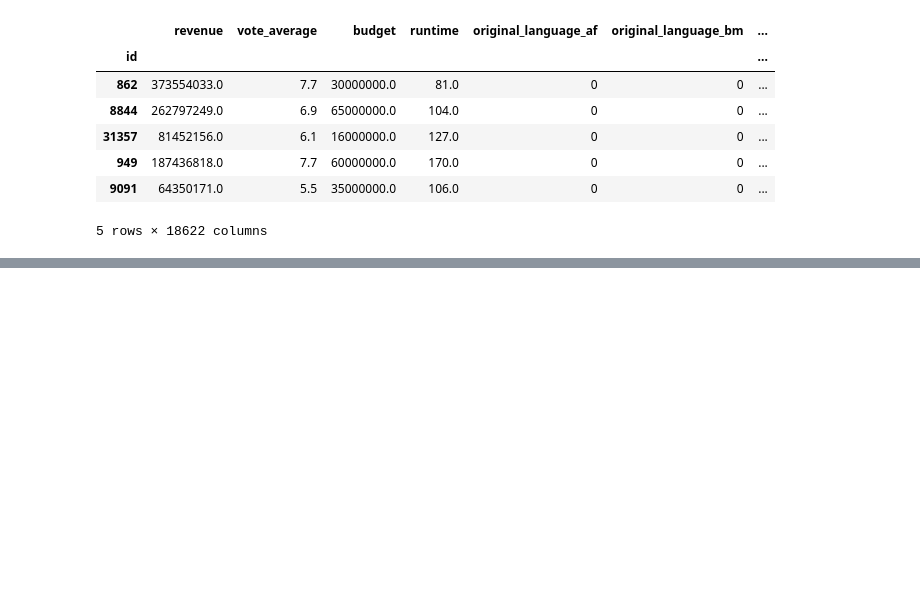
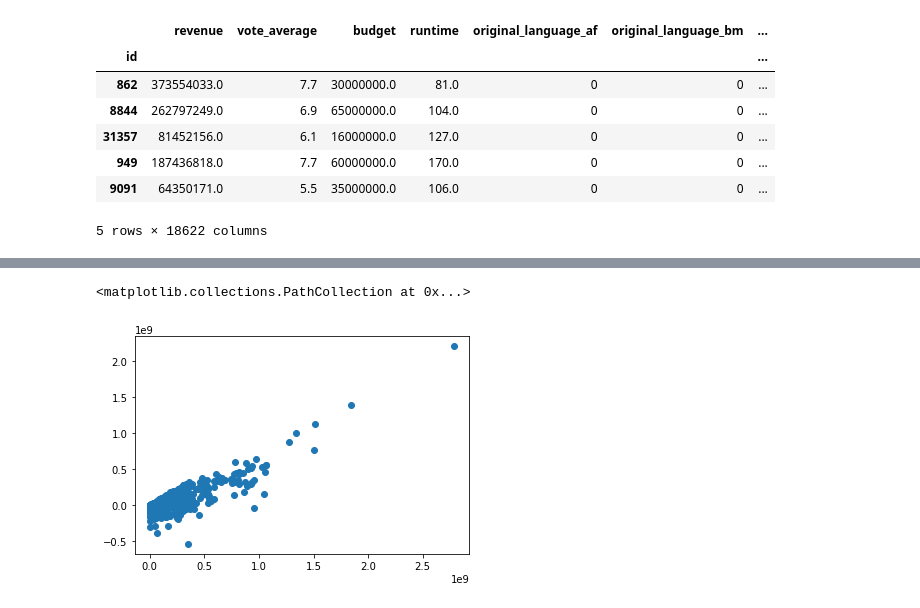
Before and after one commit to alecarreche/movies, a Jupyter notebook: models.ipynb, the cells around one changed output, grey strips where cells are left out. Cells and saved outputs as stored; diff of their text form; code cells hidden in the pictures; blank space fills up the shorter version.

```diff
--- a/models.ipynb
+++ b/models.ipynb
@@ -64,6 +70,9 @@ df.head()
 | 31357 | 81452156.0 | 6.1 | 16000000.0 | 127.0 | en | False | Comedy | Twentieth Century Fox Film Corpor... | ... |
 | 949 | 187436818.0 | 7.7 | 60000000.0 | 170.0 | en | False | Action | Regency Enterprises | ... |
 | 9091 | 64350171.0 | 5.5 | 35000000.0 | 106.0 | en | False | Action | Universal Pictures | ... |
+# %%
+mask = (df["revenue"] > 1000) & (df["budget"] > 1000)
+df = df[mask]
 # %%
 df_dummies = pd.get_dummies(df)
 df_dummies.head()
@@ -82,7 +93,7 @@ y = df_dummies["revenue"]
 X_train, X_test, y_train, y_test = train_test_split(
     X, y, test_size=0.3, random_state=29)
 # %%
-lasso_model = LassoCV(cv=10, random_state=29).fit(X_train, y_train)
+lasso_model = LassoCV(normalize=True, cv=10, random_state=29).fit(X_train, y_train)
 # %%
 y_pred = lasso_model.predict(X_test)
 np.sqrt(mean_squared_error(y_test, y_pred))
@@ -94,0 +118,8 @@ explained_variance_score(y_test, y_pred)
+# %%
+resids = y_test - y_pred
+df_resids = pd.DataFrame({"resids" : resids, "revenue" : y_test})
+df_resids.sort_values(by="revenue", inplace=True)
+plt.scatter(df_resids["revenue"], df_resids["resids"])
+# %% [output]
+<matplotlib.collections.PathCollection at 0x...>
+[figure, added]
```
Also changed, not shown: parts of 26 cells of this notebook.
